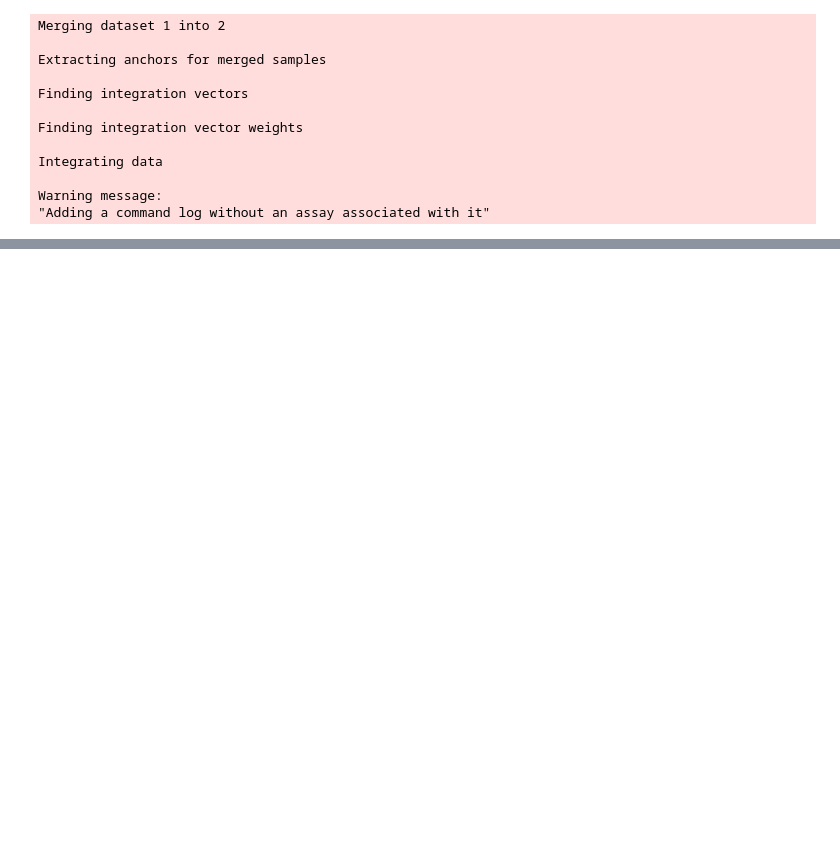
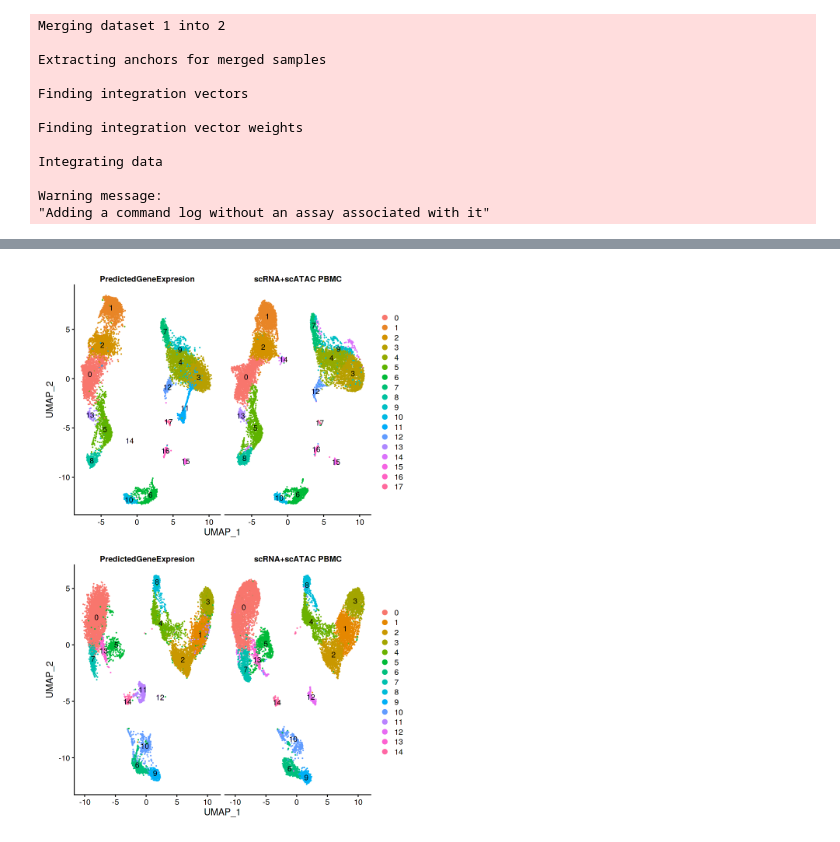
Before and after one commit to jonasjonker/Integrated-Bioinformatics-Project, a Jupyter notebook: notebooks/integration.ipynb, the cells around one changed output, grey strips where cells are left out. Drawn from its saved outputs; the diff is of its cells as text; code cells hidden in the pictures; blank space fills up the shorter version.

```diff
--- a/notebooks/integration.ipynb
+++ b/notebooks/integration.ipynb
@@ -197,0 +217,14 @@ plot_grid(a, b, labels = c("A", "B"), rel_widths = c(8, 11))
+# %%
+# saveRDS(combinedSeurat, "../data/10k_unsorted_combinedSeurat.rds")
+
+
+combinedSeurat_sorted <- readRDS("../data/10k_sorted_combinedSeurat.rds")
+combinedSeurat_unsorted <- readRDS("../data/10k_unsorted_combinedSeurat.rds")
+# %%
+options(repr.plot.width = 12, repr.plot.height = 12)
+a <- DimPlot(combinedSeurat_sorted, reduction = "umap", label = TRUE, split.by = "orig.ident")
+b <- DimPlot(combinedSeurat_unsorted, reduction = "umap", label = TRUE, split.by = "orig.ident")
+
+plot_grid(a, b, ncol = 1)
+# %% [output]
+[figure, added]
```
Also changed, not shown: parts of 16 cells of this notebook.
